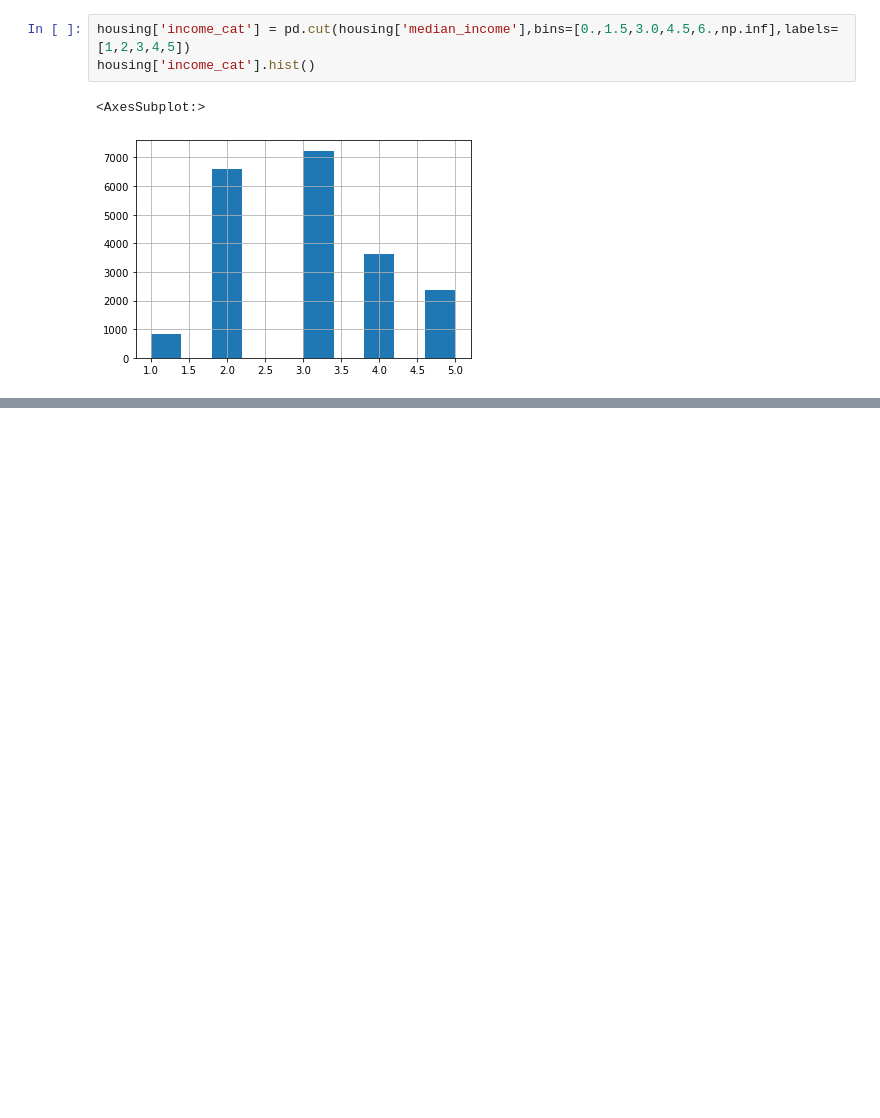
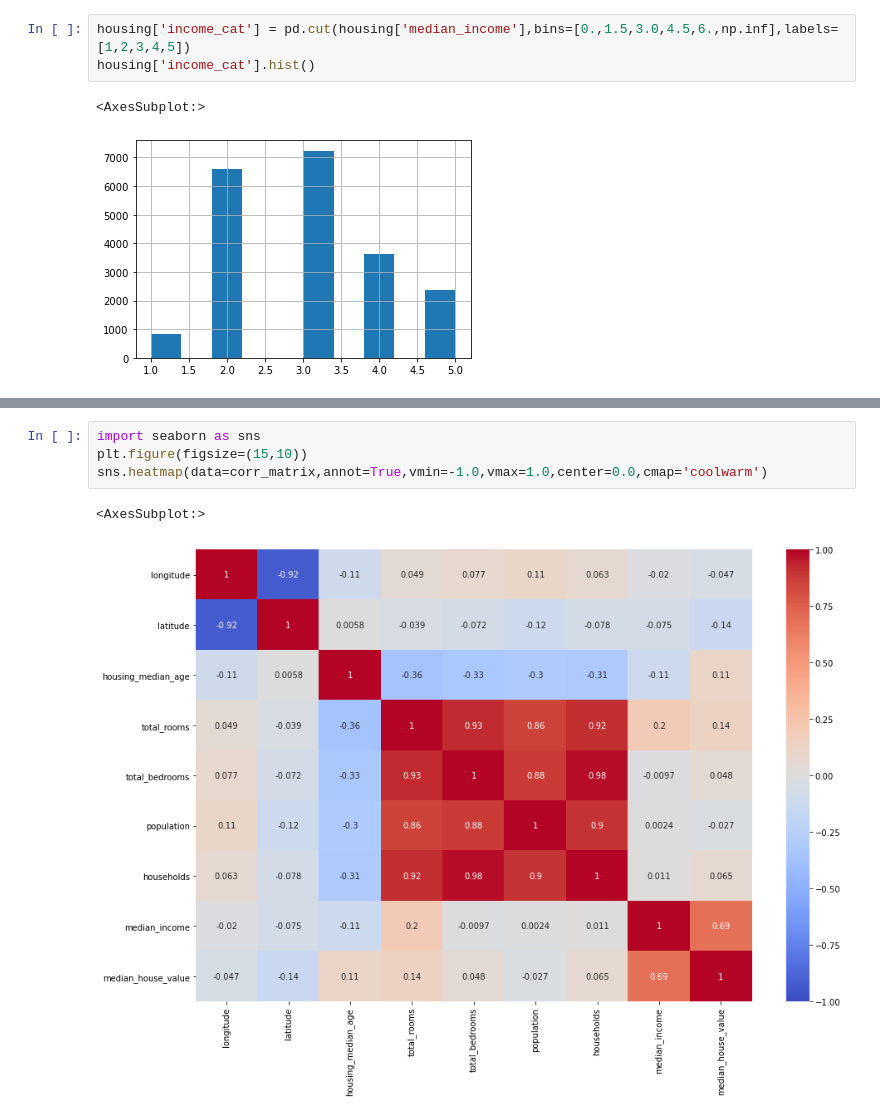
Before and after one commit to atmadeep/Machine_learning, a Jupyter notebook: Hands_on_ML/e2e_ML.ipynb, the cells around one changed output, grey strips where cells are left out. Cells and saved outputs as stored; diff of their text form; blank space fills up the shorter version.

```diff
--- a/Hands_on_ML/e2e_ML.ipynb
+++ b/Hands_on_ML/e2e_ML.ipynb
@@ -67,0 +117,7 @@ for train_index,test_index in split.split(housing,housing['income_cat']):
+# %%
+import seaborn as sns
+plt.figure(figsize=(15,10))
+sns.heatmap(data=corr_matrix,annot=True,vmin=-1.0,vmax=1.0,center=0.0,cmap='coolwarm')
+# %% [output]
+<AxesSubplot:>
+[figure, added]
```
Also changed, not shown: parts of 38 cells of this notebook, 1 other file.
